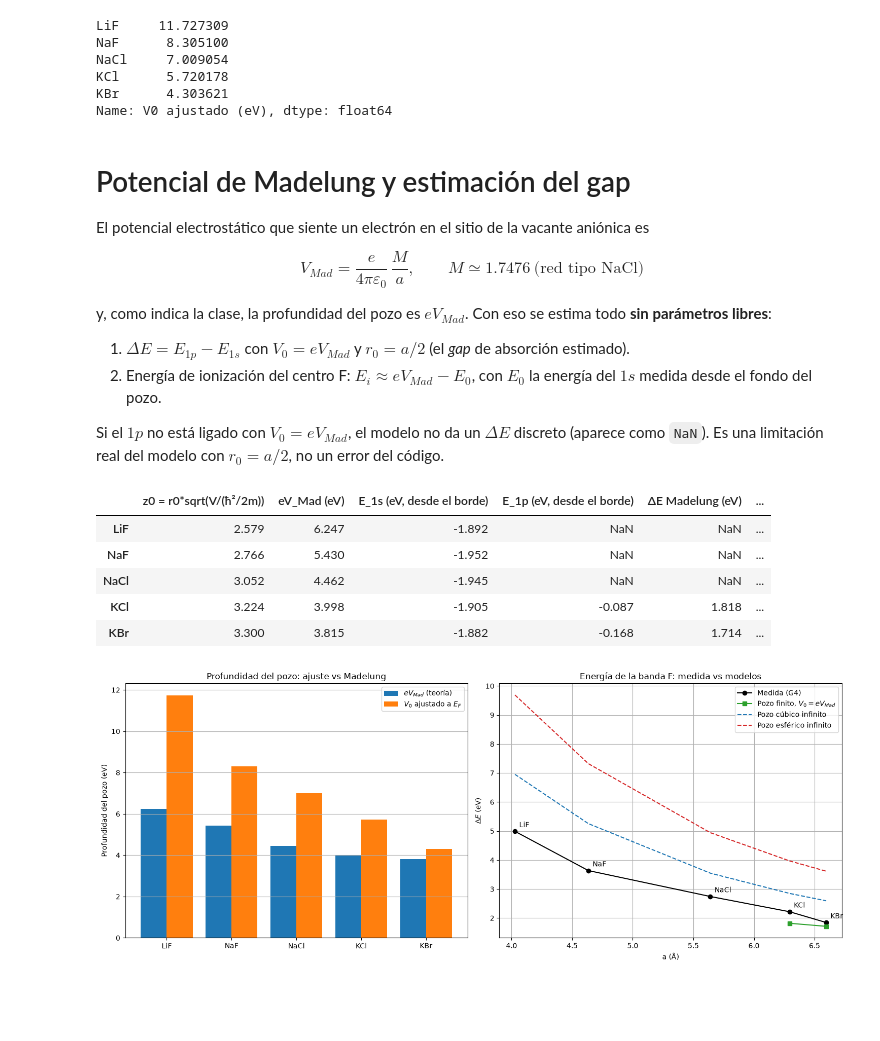
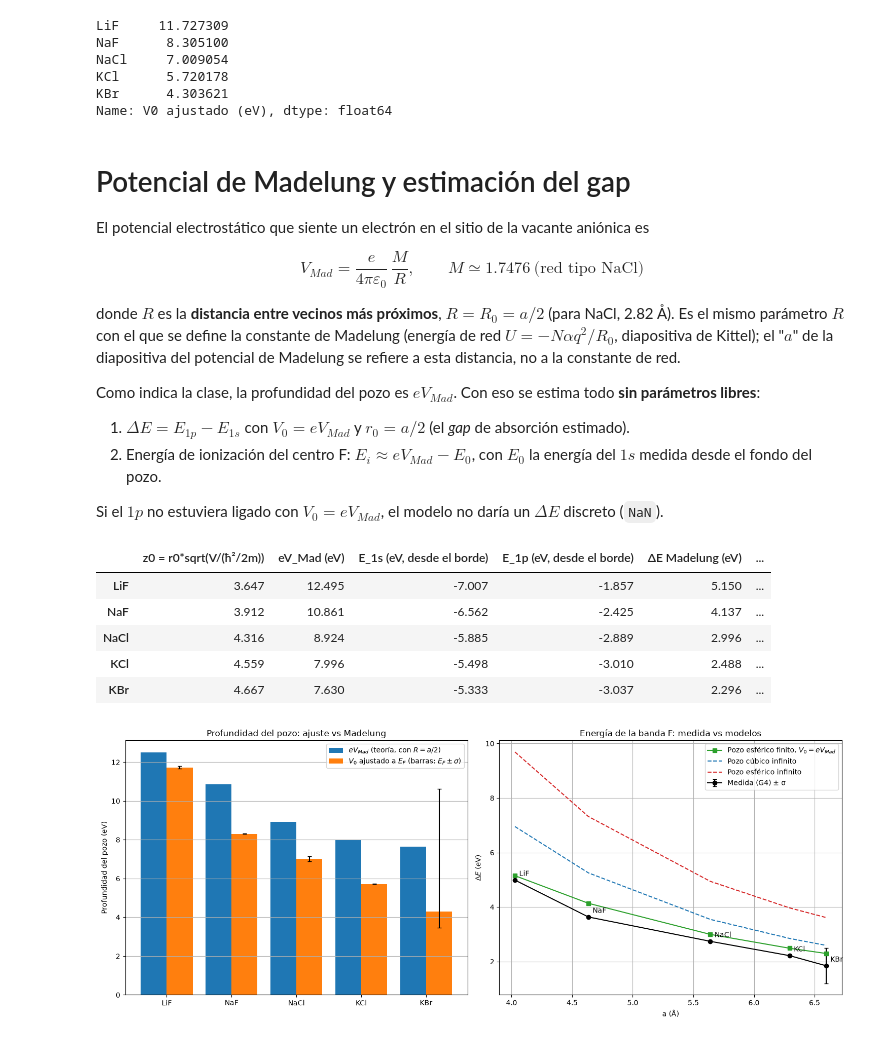
Before and after one commit to Lekkito/data-analysis-physics, a Jupyter notebook: cyanine-spectroscopy/centros_F/centros-F-analysis.ipynb, the cells around one changed output. Saved outputs shown, nothing was run; the diff lists cells and outputs as text; code cells hidden in the pictures; blank space fills up the shorter version.

```diff
--- a/cyanine-spectroscopy/centros_F/centros-F-analysis.ipynb
+++ b/cyanine-spectroscopy/centros_F/centros-F-analysis.ipynb
@@ -28,7 +28,8 @@ def leer_asc(nombre):
     df.columns = ["lambda", "A"]
     return df.sort_values("lambda").reset_index(drop=True)
 
-archivos_G4 = ["G4_NaCl", "G4_ClK", "G4_KBr", "G4_FNa", "G4_FLi", "G4_FLi_2", "G4_FLi_amarillo"]
+# G4 son nuestros datos; G2_FLi es el LiF de otro grupo (se usa sólo para comparar con los LiF de G4)
+archivos_G4 = ["G4_NaCl", "G4_ClK", "G4_KBr", "G4_FNa", "G4_FLi", "G4_FLi_2", "G4_FLi_amarillo", "G2_FLi"]
 espectros = {nombre: leer_asc(nombre) for nombre in archivos_G4}
 nada = leer_asc("nada vs nada")
 
@@ -47,7 +48,7 @@ La medición *nada vs nada* tiene $|A| < 3\times10^{-4}$, así que la línea bas
 El fondo que se ve en cada muestra (≈ 0.5–1.5) viene de reflexión/scattering en el cristal y se absorbe con un fondo lineal en el ajuste.
 La línea punteada en 326 nm marca el cambio de lámpara (deuterio → halógena).
 # %%
-fig, axs = plt.subplots(2, 4, figsize=(22, 9))
+fig, axs = plt.subplots(2, 5, figsize=(26, 9))
 
 for ax, (nombre, df) in zip(axs.flat, espectros.items()):
     ax.plot(df["lambda"], df["A"], label=nombre)
@@ -57,6 +58,7 @@ for ax, (nombre, df) in zip(axs.flat, espectros.items()):
     ax.set_title(nombre)
     ax.grid(True)
 
+axs.flat[len(espectros)].axis("off")
 axs.flat[-1].plot(nada["lambda"], nada["A"], color="gray")
 axs.flat[-1].set_title("nada vs nada (línea base)")
 axs.flat[-1].set_xlabel(r"$\lambda$ (nm)")
@@ -196,14 +253,25 @@ a_red = pd.Series({"LiF": 4.028, "NaF": 4.634, "NaCl": 5.640, "KCl": 6.294, "KBr
 tabla["a (Å)"] = a_red
 tabla["R0 = a/2 (Å)"] = a_red / 2
 
+from types import SimpleNamespace
+
+SIGMA_PISO = 0.01   # 1 %: variabilidad muestra a muestra (las réplicas de otros grupos difieren 1-2 %); evita que un haluro domine
+
+def recta_ponderada(x, y, sigma_y):
+    # y = pendiente·x + ordenada, con pesos 1/sigma²; la incerteza de la pendiente se reescala con el χ² reducido
+    f = lambda x, m, c: m * x + c
+    popt, pcov = curve_fit(f, x, y, sigma=sigma_y, absolute_sigma=False)
+    return SimpleNamespace(slope=popt[0], intercept=popt[1], stderr=np.sqrt(pcov[0, 0]), rvalue=np.corrcoef(x, y)[0, 1])
+
 def mollwo_ivey(haluros):
     lna = np.log(tabla.loc[haluros, "a (Å)"].to_numpy(dtype=float))
     lnl = np.log(tabla.loc[haluros, "lambda_F (nm)"].to_numpy(dtype=float))
-    return linregress(lna, lnl)
+    sigma = np.hypot(tabla.loc[haluros, "err lambda_F (nm)"].to_numpy(dtype=float) / tabla.loc[haluros, "lambda_F (nm)"].to_numpy(dtype=float), SIGMA_PISO)
+    return recta_ponderada(lna, lnl, sigma)
 
 ajustes_MI = {
-    "sin KBr": mollwo_ivey(["LiF", "NaF", "NaCl", "KCl"]),
-    "con KBr": mollwo_ivey(["LiF", "NaF", "NaCl", "KCl", "KBr"]),
+    "todos (ponderado)": mollwo_ivey(list(tabla.index)),
+    "sin KBr (ponderado)": mollwo_ivey([h for h in tabla.index if h != "KBr"]),
 }
 for nombre, r in ajustes_MI.items():
     print(f"{nombre}: n = {r.slope:.3f} ± {r.stderr:.3f},  C = {np.exp(r.intercept):.2f} nm/Å^n,  R² = {r.rvalue**2:.4f}")
@@ -403,16 +473,18 @@ Name: V0 ajustado (eV), dtype: float64
 
 El potencial electrostático que siente un electrón en el sitio de la vacante aniónica es
 
-$$V_{Mad} = \frac{e}{4\pi\varepsilon_0}\,\frac{M}{a},\qquad M\simeq 1.7476\ \text{(red tipo NaCl)}$$
+$$V_{Mad} = \frac{e}{4\pi\varepsilon_0}\,\frac{M}{R},\qquad M\simeq 1.7476\ \text{(red tipo NaCl)}$$
 
-y, como indica la clase, la profundidad del pozo es $eV_{Mad}$. Con eso se estima todo **sin parámetros libres**:
+donde $R$ es la **distancia entre vecinos más próximos**, $R=R_0=a/2$ (para NaCl, 2.82 Å). Es el mismo parámetro $R$ con el que se define la constante de Madelung (energía de red $U=-N\alpha q^2/R_0$, diapositiva de Kittel); el "$a$" de la diapositiva del potencial de Madelung se refiere a esta distancia, no a la constante de red.
+
+Como indica la clase, la profundidad del pozo es $eV_{Mad}$. Con eso se estima todo **sin parámetros libres**:
 
 1. $\Delta E = E_{1p}-E_{1s}$ con $V_0 = eV_{Mad}$ y $r_0=a/2$ (el *gap* de absorción estimado).
 2. Energía de ionización del centro F: $E_i \approx eV_{Mad} - E_0$, con $E_0$ la energía del $1s$ medida desde el fondo del pozo.
 
-Si el $1p$ no está ligado con $V_0=eV_{Mad}$, el modelo no da un $\Delta E$ discreto (aparece como `NaN`). Es una limitación real del modelo con $r_0=a/2$, no un error del código.
+Si el $1p$ no estuviera ligado con $V_0=eV_{Mad}$, el modelo no daría un $\Delta E$ discreto (`NaN`).
 # %%
-tabla["eV_Mad (eV)"] = e2_4pieps0 * M_madelung / tabla["a (Å)"]
+tabla["eV_Mad (eV)"] = e2_4pieps0 * M_madelung / tabla["R0 = a/2 (Å)"]
 
 filas = {}
 for h in tabla.index:
@@ -426,6 +498,7 @@ for h in tabla.index:
         "E_1p (eV, desde el borde)": E_p,
         "ΔE Madelung (eV)": E_p - E_s,
         "E_F medida (eV)": tabla.loc[h, "E_F (eV)"],
+        "dif. rel. (%)": 100 * ((E_p - E_s) / tabla.loc[h, "E_F (eV)"] - 1),
         "V0 ajustado (eV)": tabla.loc[h, "V0 ajustado (eV)"],
         "V0 ajustado / eV_Mad": tabla.loc[h, "V0 ajustado (eV)"] / V_mad,
         "E_i = eV_Mad - E0 (eV)": V_mad - E0_fondo,
@@ -434,34 +507,44 @@ madelung = pd.DataFrame.from_dict(filas, orient="index")
 madelung.round(3)
 # %% [output]
 |  | z0 = r0*sqrt(V/(ħ²/2m)) | eV_Mad (eV) | E_1s (eV, desde el borde) | E_1p (eV, desde el borde) | ΔE Madelung (eV) | ... |
-| LiF | 2.579 | 6.247 | -1.892 | NaN | NaN | ... |
-| NaF | 2.766 | 5.430 | -1.952 | NaN | NaN | ... |
-| NaCl | 3.052 | 4.462 | -1.945 | NaN | NaN | ... |
-| KCl | 3.224 | 3.998 | -1.905 | -0.087 | 1.818 | ... |
-| KBr | 3.300 | 3.815 | -1.882 | -0.168 | 1.714 | ... |
+| LiF | 3.647 | 12.495 | -7.007 | -1.857 | 5.150 | ... |
+| NaF | 3.912 | 10.861 | -6.562 | -2.425 | 4.137 | ... |
+| NaCl | 4.316 | 8.924 | -5.885 | -2.889 | 2.996 | ... |
+| KCl | 4.559 | 7.996 | -5.498 | -3.010 | 2.488 | ... |
+| KBr | 4.667 | 7.630 | -5.333 | -3.037 | 2.296 | ... |
 # %%
 fig, (ax1, ax2) = plt.subplots(1, 2, figsize=(15, 6))
 
 # (a) Profundidad ajustada vs Madelung
 x = np.arange(len(tabla))
-ax1.bar(x - 0.2, tabla["eV_Mad (eV)"], 0.4, label=r"$eV_{Mad}$ (teoría)")
-ax1.bar(x + 0.2, tabla["V0 ajustado (eV)"], 0.4, label=r"$V_0$ ajustado a $E_F$")
+ax1.bar(x - 0.2, tabla["eV_Mad (eV)"], 0.4, label=r"$eV_{Mad}$ (teoría, con $R=a/2$)")
+# Incerteza de V0 ajustado: se repite el ajuste con E_F ± σ (si E_F − σ queda por debajo del umbral de ligadura del 1p, se usa el umbral)
+V0_inf, V0_sup = [], []
+for h in tabla.index:
+    r0_h = tabla.loc[h, "R0 = a/2 (Å)"]
+    v_mas = ajustar_V0(tabla.loc[h, "E_F (eV)"] + tabla.loc[h, "err E_F (eV)"], r0_h)
+    v_menos = ajustar_V0(tabla.loc[h, "E_F (eV)"] - tabla.loc[h, "err E_F (eV)"], r0_h)
+    v_umbral = hb2_2m * np.pi**2 / r0_h**2
+    V0_inf.append(tabla.loc[h, "V0 ajustado (eV)"] - (v_menos if np.isfinite(v_menos) else v_umbral))
+    V0_sup.append((v_mas if np.isfinite(v_mas) else np.nan) - tabla.loc[h, "V0 ajustado (eV)"])
+V0_inf, V0_sup = np.abs(np.nan_to_num(V0_inf)), np.abs(np.nan_to_num(V0_sup))
+ax1.bar(x + 0.2, tabla["V0 ajustado (eV)"], 0.4, yerr=[V0_inf, V0_sup], capsize=3, label=r"$V_0$ ajustado a $E_F$ (barras: $E_F\pm\sigma$)")
 ax1.set_xticks(x); ax1.set_xticklabels(tabla.index)
 ax1.set_ylabel("Profundidad del pozo (eV)")
 ax1.set_title("Profundidad del pozo: ajuste vs Madelung")
 ax1.legend(); ax1.grid(True, axis="y")
 
 # (b) Energía de absorción: modelos vs medida
-ax2.plot(tabla["a (Å)"], tabla["E_F (eV)"], "ko-", label="Medida (G4)")
-ax2.plot(tabla["a (Å)"], madelung["ΔE Madelung (eV)"], "s-", color="tab:green", label=r"Pozo finito, $V_0=eV_{Mad}$")
+ax2.errorbar(tabla["a (Å)"], tabla["E_F (eV)"], yerr=tabla["err E_F (eV)"], fmt="ko-", capsize=3, label="Medida (G4) ± σ")
+ax2.plot(tabla["a (Å)"], madelung["ΔE Madelung (eV)"], "s-", color="tab:green", label=r"Pozo esférico finito, $V_0=eV_{Mad}$")
 ax2.plot(tabla["a (Å)"], tabla["E cúbico (eV)"], "--", color="tab:blue", label="Pozo cúbico infinito")
 ax2.plot(tabla["a (Å)"], tabla["E esférico r=a/2 (eV)"], "--", color="tab:red", label="Pozo esférico infinito")
 for h in tabla.index:
     ax2.annotate(h, (tabla.loc[h, "a (Å)"], tabla.loc[h, "E_F (eV)"]), textcoords="offset points", xytext=(6, 6))
 ax2.set_xlabel("a (Å)"); ax2.set_ylabel(r"$\Delta E$ (eV)")
 ax2.set_title("Energía de la banda F: medida vs modelos")
 ax2.legend(); ax2.grid(True)
 plt.tight_layout()
 plt.show()
 # %% [output]
-[figure, old version]
+[figure, new version]
```
Also changed, not shown: parts of 42 cells of this notebook, 20 other files.
